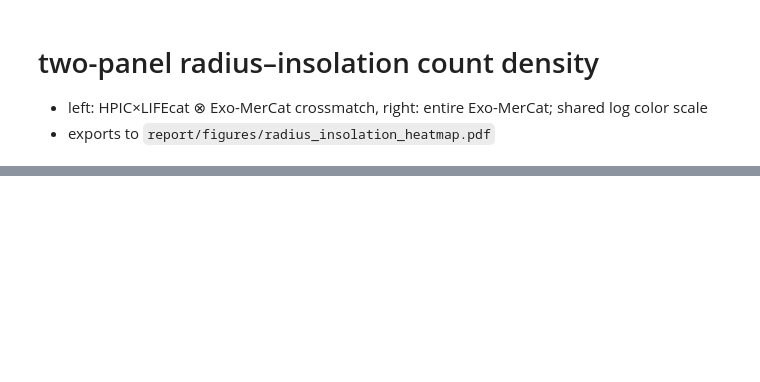
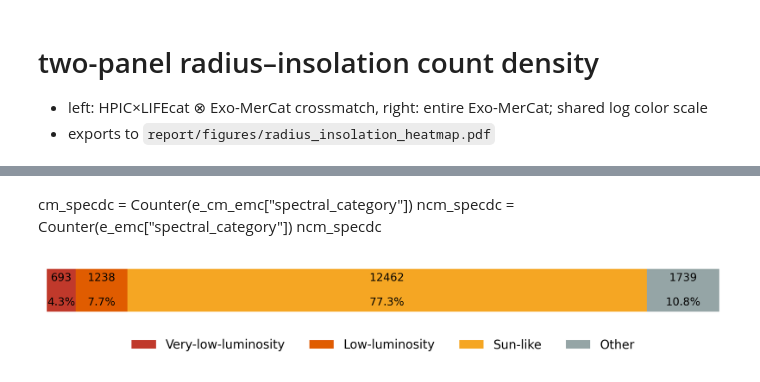
Before and after one commit to JoshuaDreier/ExoplanetCrossmatcher, a Jupyter notebook: report_plots/radius_insolation_heatmap.ipynb, the cells around one changed output, grey strips where cells are left out. Saved outputs shown, nothing was run; the diff lists cells and outputs as text; code cells hidden in the pictures; blank space fills up the shorter version.

```diff
--- a/report_plots/radius_insolation_heatmap.ipynb
+++ b/report_plots/radius_insolation_heatmap.ipynb
@@ -37,0 +50,24 @@ common.save_figure("radius_insolation_heatmap")
+# %% [markdown]
+cm_specdc = Counter(e_cm_emc["spectral_category"])
+ncm_specdc = Counter(e_emc["spectral_category"])
+ncm_specdc
+# %%
+labels = common.CATEGORY_ORDER
+values = [ncm_specdc[i] for i in labels]
+total = sum(values)
+colors = [common.CATEGORY_COLORS[i] for i in labels]
+fig, ax = plt.subplots(figsize=(8, 1.5))
+
+left = 0
+for val, lab, col in zip(values, labels, colors):
+    ax.barh(0, val, left=left, color=col, label=lab)
+    ax.text(left + val / 2, 0, f'{val}\n\n{val/total*100:.1f}%', ha='center', va='center', fontsize=9)
+    left += val
+
+ax.set_xlim(0, sum(values))
+ax.axis('off')
+ax.legend(loc='upper center', bbox_to_anchor=(0.5, -0.3), ncol=len(values), frameon=False)
+plt.tight_layout()
+plt.show()
+# %% [output]
+[figure, added]
```
Also changed, not shown: parts of 3 cells of this notebook, 4 other files.
